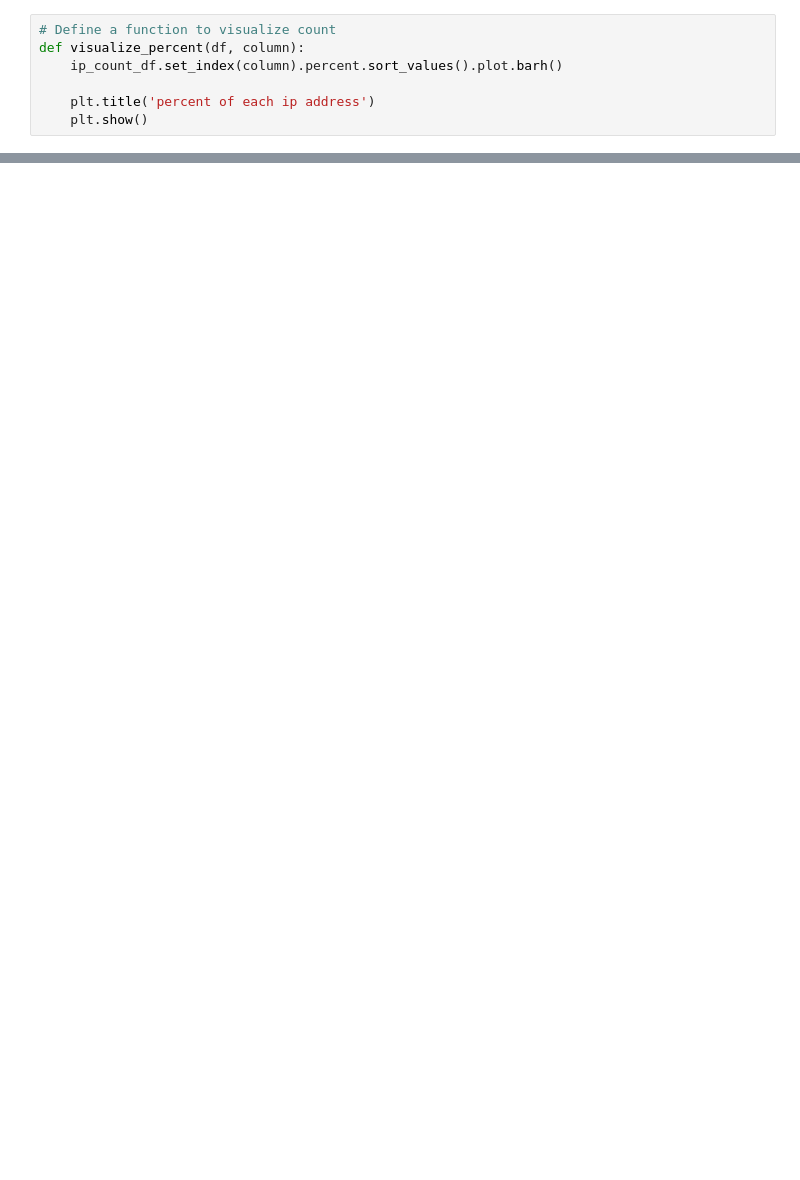
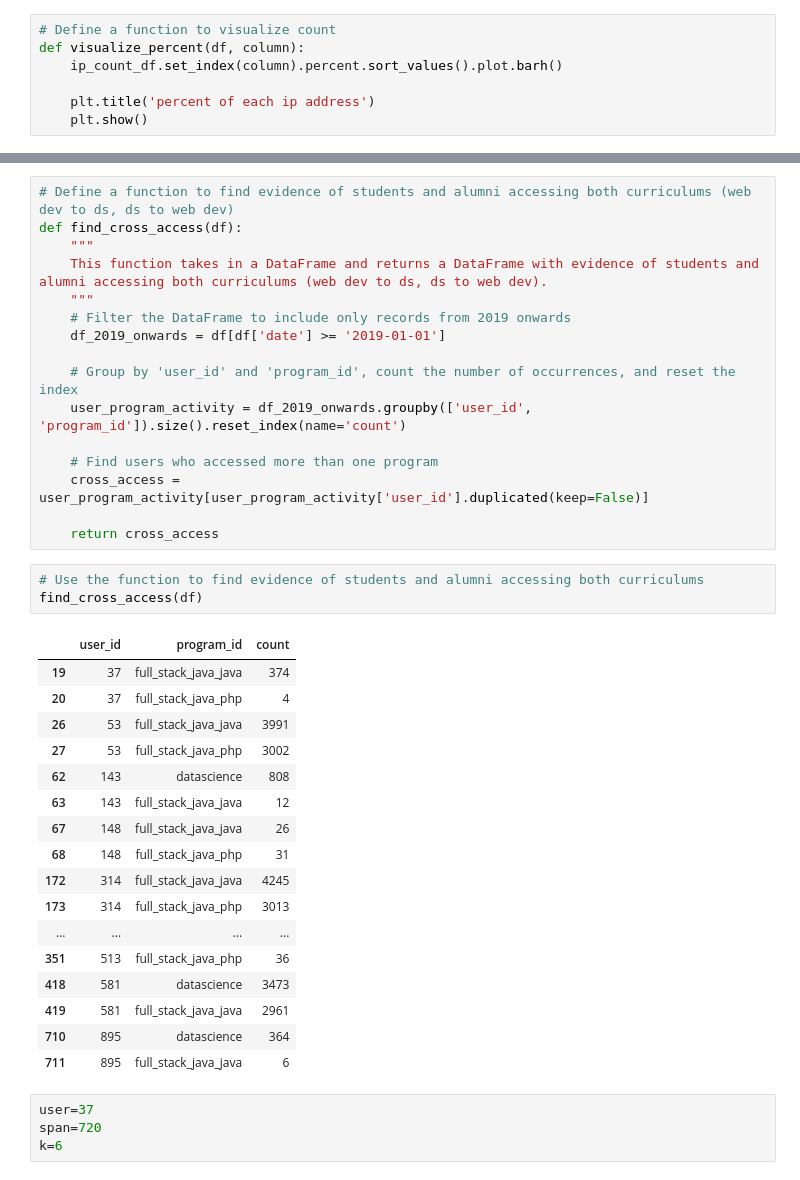
Before and after one commit to Anomaly-detection-project-RD/anomaly_detection, a Jupyter notebook: rosendo_anomaly_project_v2.ipynb, the cells around one changed output, grey strips where cells are left out. Saved outputs shown, nothing was run; the diff lists cells and outputs as text; blank space fills up the shorter version.

```diff
--- a/rosendo_anomaly_project_v2.ipynb
+++ b/rosendo_anomaly_project_v2.ipynb
@@ -354,0 +720,41 @@ visualize_percent(df, 'ip')
+# %%
+# Define a function to find evidence of students and alumni accessing both curriculums (web dev to ds, ds to web dev)
+def find_cross_access(df):
+    """
+    This function takes in a DataFrame and returns a DataFrame with evidence of students and alumni accessing both curriculums (web dev to ds, ds to web dev).
+    """
+    # Filter the DataFrame to include only records from 2019 onwards
+    df_2019_onwards = df[df['date'] >= '2019-01-01']
+
+    # Group by 'user_id' and 'program_id', count the number of occurrences, and reset the index
+    user_program_activity = df_2019_onwards.groupby(['user_id', 'program_id']).size().reset_index(name='count')
+
+    # Find users who accessed more than one program
+    cross_access = user_program_activity[user_program_activity['user_id'].duplicated(keep=False)]
+
+    return cross_access
+# %%
+# Use the function to find evidence of students and alumni accessing both curriculums
+find_cross_access(df)
+# %% [output]
+|  | user_id | program_id | count |
+| 19 | 37 | full_stack_java_java | 374 |
+| 20 | 37 | full_stack_java_php | 4 |
+| 26 | 53 | full_stack_java_java | 3991 |
+| 27 | 53 | full_stack_java_php | 3002 |
+| 62 | 143 | datascience | 808 |
+| 63 | 143 | full_stack_java_java | 12 |
+| 67 | 148 | full_stack_java_java | 26 |
+| 68 | 148 | full_stack_java_php | 31 |
+| 172 | 314 | full_stack_java_java | 4245 |
+| 173 | 314 | full_stack_java_php | 3013 |
+| ... | ... | ... | ... |
+| 351 | 513 | full_stack_java_php | 36 |
+| 418 | 581 | datascience | 3473 |
+| 419 | 581 | full_stack_java_java | 2961 |
+| 710 | 895 | datascience | 364 |
+| 711 | 895 | full_stack_java_java | 6 |
+# %%
+user=37
+span=720
+k=6
```
Also changed, not shown: parts of 54 cells of this notebook, 2 other files.
